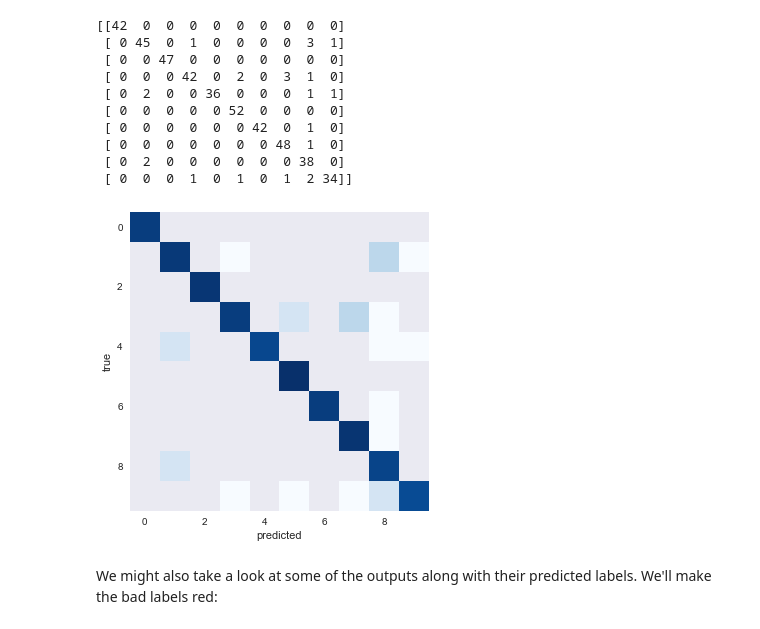
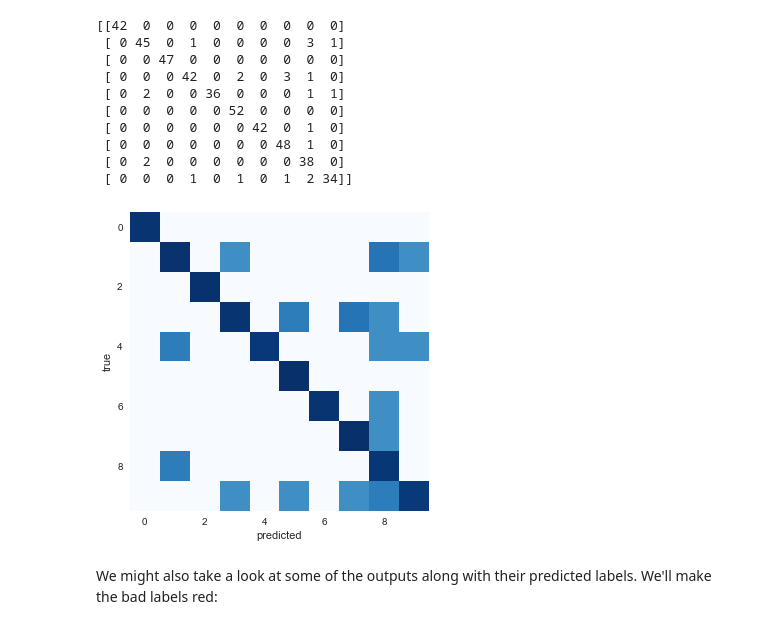
Before and after one commit to eds-uga/acm-ml-workshop-2017, a Jupyter notebook: notebooks/02.2-Basic-Principles.ipynb, the cells around one changed output. Cells and saved outputs as stored; diff of their text form; code cells hidden in the pictures.

```diff
--- a/notebooks/02.2-Basic-Principles.ipynb
+++ b/notebooks/02.2-Basic-Principles.ipynb
@@ -494,13 +494,13 @@ print(confusion_matrix(ytest, ypred))
  [ 0  2  0  0  0  0  0  0 38  0]
  [ 0  0  0  1  0  1  0  1  2 34]]
 # %%
-plt.imshow(np.log(confusion_matrix(ytest, ypred)),
+plt.imshow(np.log(confusion_matrix(ytest, ypred) + 0.001),
            cmap='Blues', interpolation='nearest')
 plt.grid(False)
 plt.ylabel('true')
 plt.xlabel('predicted');
 # %% [output]
-[figure, old version]
+[figure, new version]
 # %% [markdown]
 We might also take a look at some of the outputs along with their predicted labels. We'll make the bad labels red:
 # %%
```
Also changed, not shown: parts of 1 cell of this notebook, 3 other files.
